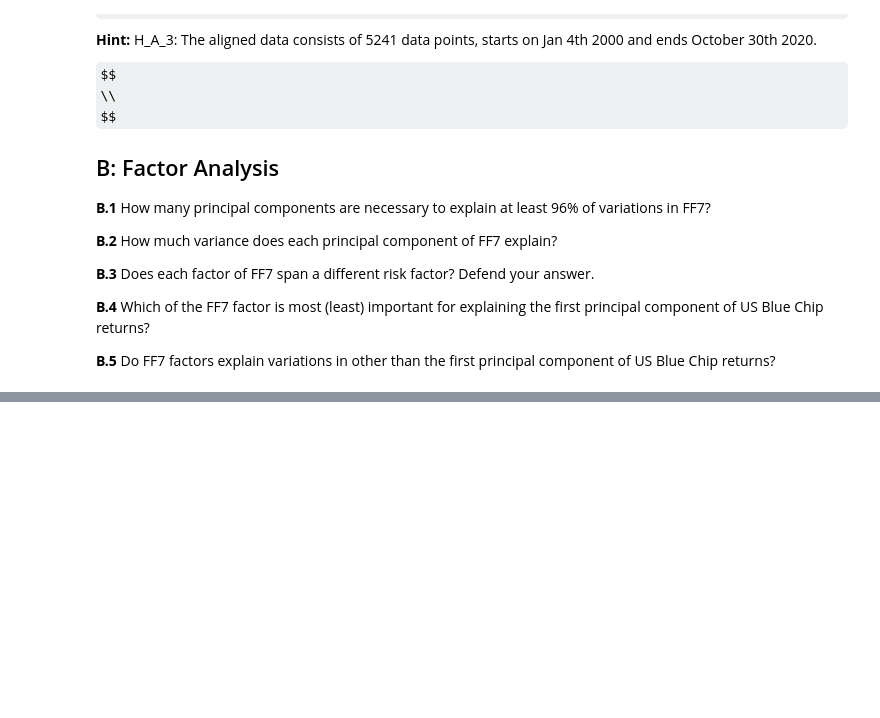
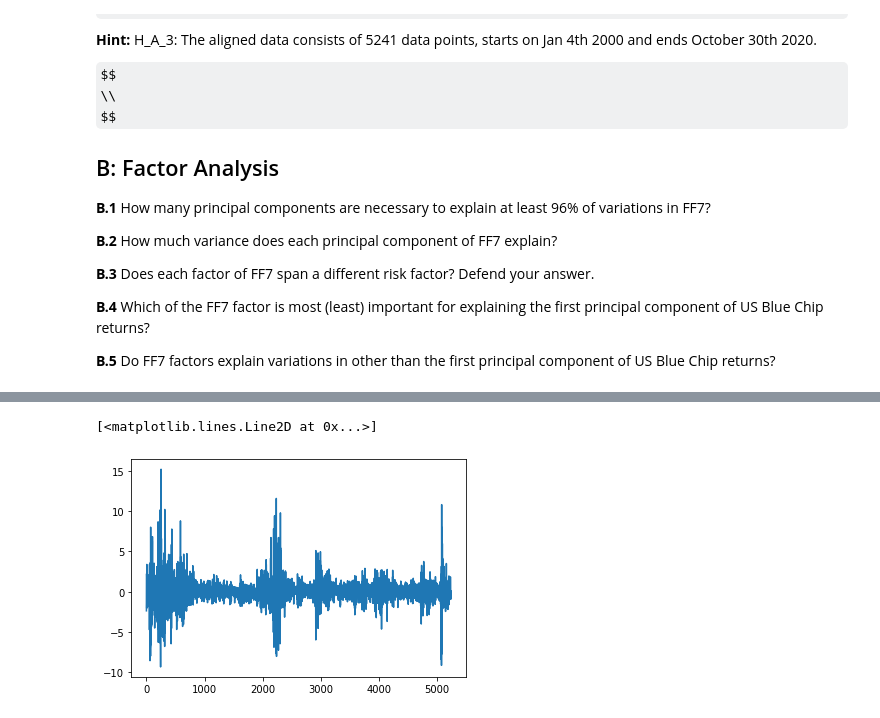
Before and after one commit to Alex-Vasilache/CRAM_WS20, a Jupyter notebook: Second run/Nr_5_LinearFactorModels_InformationContent/Task_FF7_vs_PCr.ipynb, the cells around one changed output, grey strips where cells are left out. Drawn from its saved outputs; the diff is of its cells as text; code cells hidden in the pictures; some formulas as TeX source; blank space fills up the shorter version.

```diff
--- a/Second run/Nr_5_LinearFactorModels_InformationContent/Task_FF7_vs_PCr.ipynb
+++ b/Second run/Nr_5_LinearFactorModels_InformationContent/Task_FF7_vs_PCr.ipynb
@@ -195,0 +209,7 @@ $$
+# %%
+data1 = pd.read_csv("R_d.csv", parse_dates=True, index_col=0)
+data2 = pd.read_csv("r_SP500_d_cleaned_Dec2020.csv", parse_dates=True, index_col=0)
+fullSet = pd.merge(data1,data2,on="Date", how="inner")
+us = data1.iloc[:,8:]
+ff5 = fullSet.iloc[:,:6]
+ff7 = fullSet.iloc[:,:8]
@@ -195,0 +239,4 @@ $$
+# %%
+pca = PCA()
+pca_ff7_ts = pca.fit(stats.zscore(ff7))
+pc1_ff7 = pca_ff7_ts.transform(stats.zscore(ff7))[:,0]
@@ -195,0 +264,5 @@ $$
+# %%
+plt.plot(pc1_ff7)
+# %% [output]
+[<matplotlib.lines.Line2D at 0x...>]
+[figure, added]
```
Also changed, not shown: parts of 12 cells of this notebook, 1 other file.
